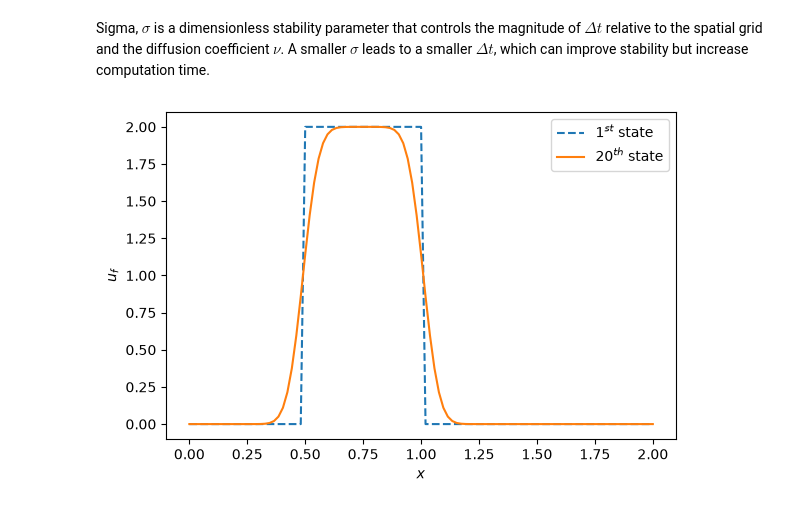
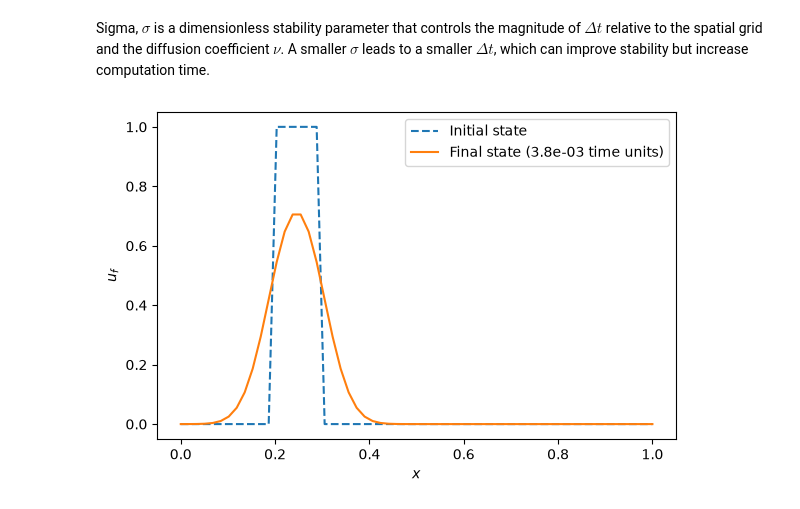
Before and after one commit to SamGr64/CFD-Suite, a Jupyter notebook: CFD.ipynb, the cells around one changed output. Saved outputs shown, nothing was run; the diff lists cells and outputs as text; code cells hidden in the pictures.

```diff
--- a/CFD.ipynb
+++ b/CFD.ipynb
@@ -233,9 +233,10 @@ def upwind_nonlinear_convection(u_0: np.ndarray = u_0, domain: list = x_range, n
     d_x = abs(domain[1] - domain[0]) / (n_x - 1)
 
     u = np.zeros([n_t+1, n_x])
-    u[0] = u_0
+    u[0] = u_0.copy()
 
     for n in range(n_t):
+        u[n+1] = u[n].copy()
         for i in range(1, n_x-1): # ignore last iteration as differential value depends on (i+1)th value
 
             # Coefficients to west & east side of the node (i-1) or (i+1) respectively
@@ -321,9 +322,10 @@ def cfl_linear_convection(u_0: np.ndarray, domain: list[float], n_x: int, n_t: i
     d_t = cfl * d_x / abs(c)  # Adjust time step based on CFL condition
 
     u = np.zeros([n_t+1, n_x])
-    u[0] = u_0
+    u[0] = u_0.copy()
 
     for n in range(n_t):
+        u[n+1] = u[n].copy()
         for i in range(1, n_x):
             u[n+1, i] = u[n, i] - c * d_t/d_x * (u[n, i] - u[n, i-1])
 
@@ -357,9 +359,10 @@ def cfl_upwind_linear_convection(u_0: np.ndarray, domain: list[float], n_x: int,
     d_t = cfl * d_x / abs(c)
 
     u = np.zeros([n_t+1, n_x])
-    u[0] = u_0
+    u[0] = u_0.copy()
 
     for n in range(n_t):
+        u[n+1] = u[n].copy()
         for i in range(1, n_x-1):
 
             fe1, fe2 = upwind_scheme(c)
@@ -425,33 +428,34 @@ def diffusion(u_0: np.ndarray, domain: list[float], n_x: int, n_t: int, sigma: f
     d_t = sigma * d_x**2 / nu
 
     u = np.zeros([n_t+1, n_x])
-    u[0] = u_0
+    u[0] = u_0.copy()
 
     for n in range(n_t):
-        for i in range(1, n_x-1): # ignore last iteration as differential value depends on (i+1)th value
-            u[n+1, i] = u[n, i] + nu * d_t / (d_x**2) * (u[n, i+1] - 2 * u[n, i] + u[n, i-1])
+        u[n+1] = u[n].copy()
+        for i in range(1, n_x - 1):
+            u[n + 1, i] = u[n, i] + nu * d_t / d_x**2 * (u[n, i + 1] - 2 * u[n, i] + u[n, i - 1])
 
-    return u
+    return u, d_t
 # %% [markdown]
 Sigma, $\sigma$ is a dimensionless stability parameter that controls the magnitude of $\Delta t$ relative to the spatial grid and the diffusion coefficient $\nu$. A smaller $\sigma$ leads to a smaller $\Delta t$, which can improve stability but increase computation time.
 # %%
-n_grids, x_range = 41, [0.0, 2.0]
+n_grid, x_range = 60, [0.0, 1.0]
 n_timesteps = 20
 
 fig = plt.figure(figsize=(6, 4))
 
-u_0 = top_hat(domain=x_range, n_grid=n_grid, centre=0.75, width=0.5, max=2.0)
-u = diffusion(u_0=u_0, domain=x_range, n_x=n_grid, n_t=n_timesteps)
+u_0 = top_hat(domain=x_range, n_grid=n_grid)
+u, d_t = diffusion(u_0=u_0, domain=x_range, n_x=n_grid, n_t=n_timesteps)
 x = np.linspace(x_range[0], x_range[1], n_grid)
 
 ax = fig.add_subplot(1, 1, 1)
-ax.plot(x, u[0], "--", label=r"1$^{st}$ state")
-ax.plot(x, u[-1], label=f"{n_timesteps}" + r"$^{th}$ state")
+ax.plot(x, u[0], "--", label="Initial state")
+ax.plot(x, u[-1], label=f"Final state ({n_timesteps * d_t:.1e} time units)")
 ax.set_xlabel(r"$x$")
 ax.set_ylabel(r"$u_f$")
 
 plt.legend()
 plt.tight_layout()
 plt.show()
 # %% [output]
-[figure, old version]
+[figure, new version]
```
Also changed, not shown: parts of 20 cells of this notebook.
